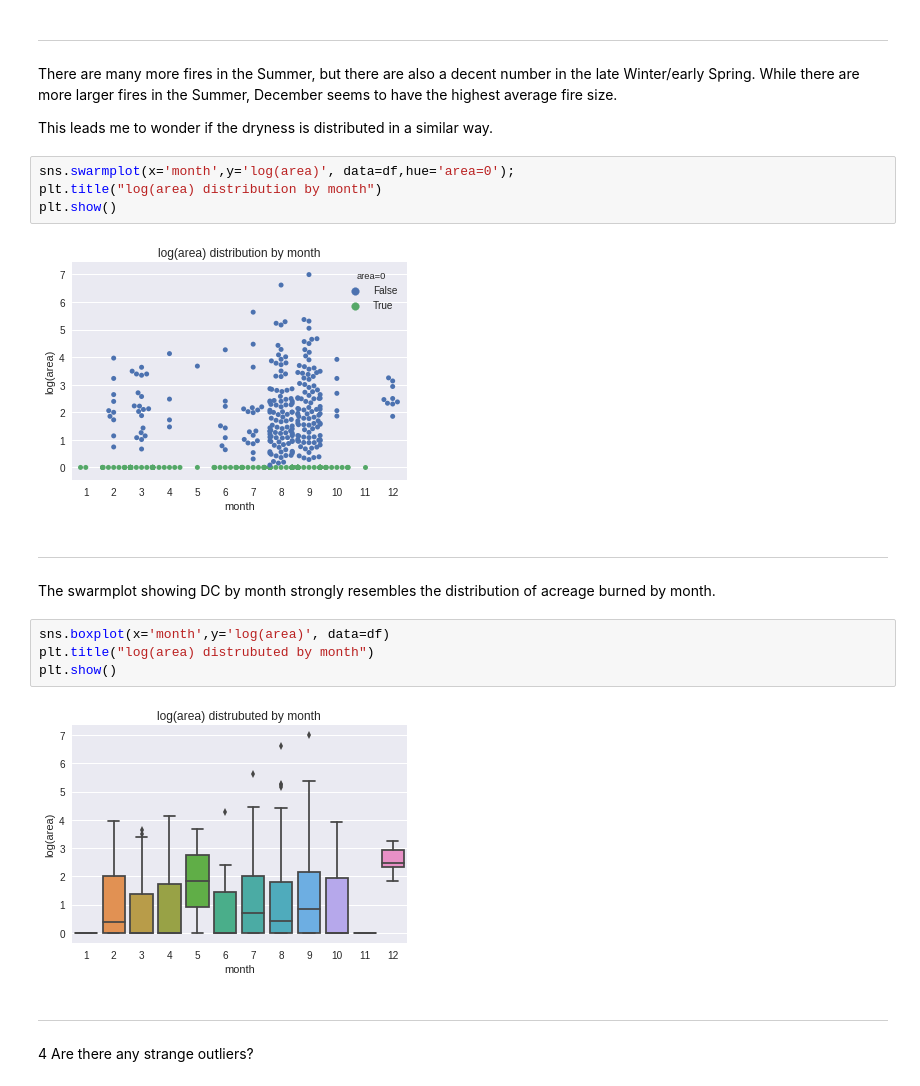
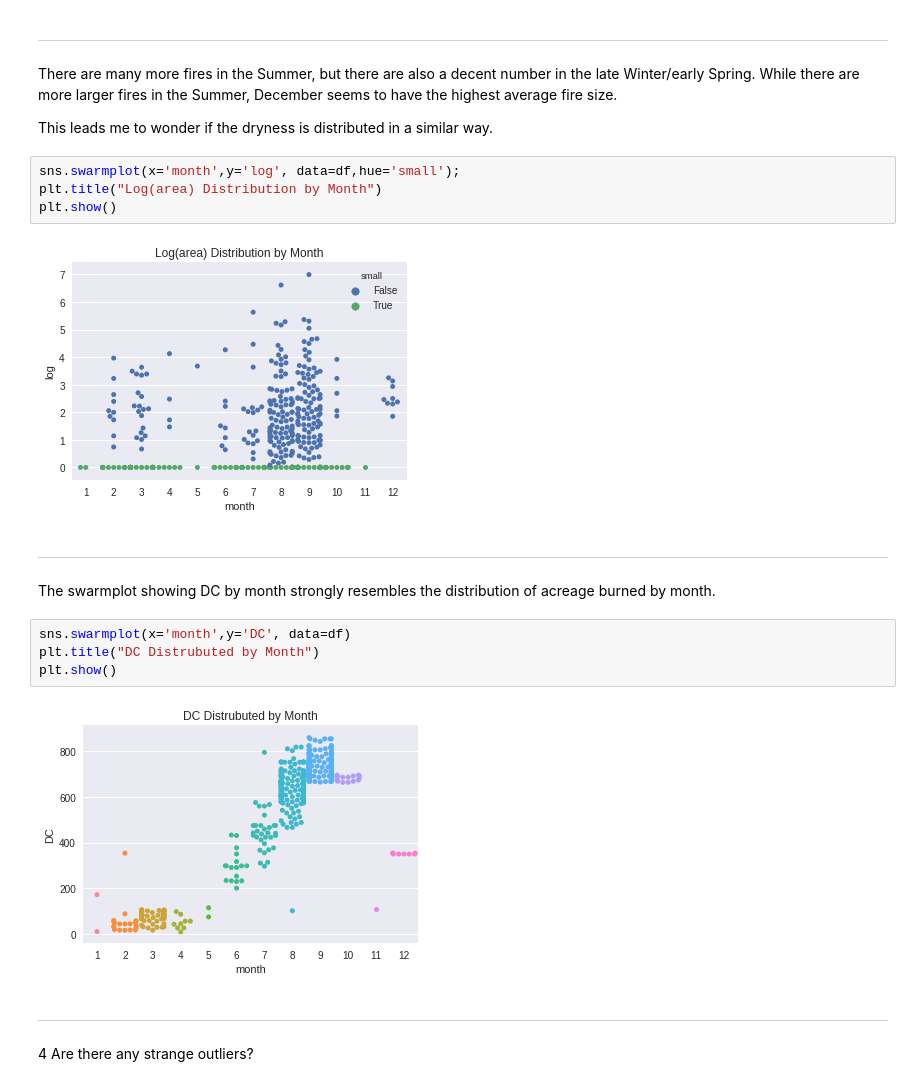
Before and after one commit to davidjwatts/portuguese_fires, a Jupyter notebook: Data_Story.ipynb, the cells around one changed output. Saved outputs shown, nothing was run; the diff lists cells and outputs as text.

Commit message:
edit some plots in data story

```diff
--- a/Data_Story.ipynb
+++ b/Data_Story.ipynb
@@ -54,20 +54,20 @@ There are many more fires in the Summer, but there are also a decent number in t
 
 This leads me to wonder if the dryness is distributed in a similar way.
 # %%
-sns.swarmplot(x='month',y='log(area)', data=df,hue='area=0');
-plt.title("log(area) distribution by month")
+sns.swarmplot(x='month',y='log', data=df,hue='small');
+plt.title("Log(area) Distribution by Month")
 plt.show()
 # %% [output]
-[figure, old version]
+[figure, new version]
 # %% [markdown]
 ___
 The swarmplot showing DC by month strongly resembles the distribution of acreage burned by month.
 # %%
-sns.boxplot(x='month',y='log(area)', data=df)
-plt.title("log(area) distrubuted by month")
+sns.swarmplot(x='month',y='DC', data=df)
+plt.title("DC Distrubuted by Month")
 plt.show()
 # %% [output]
-[figure, old version]
+[figure, new version]
 # %% [markdown]
 ___
 4 Are there any strange outliers?
```
Also changed, not shown: parts of 3 cells of this notebook.
